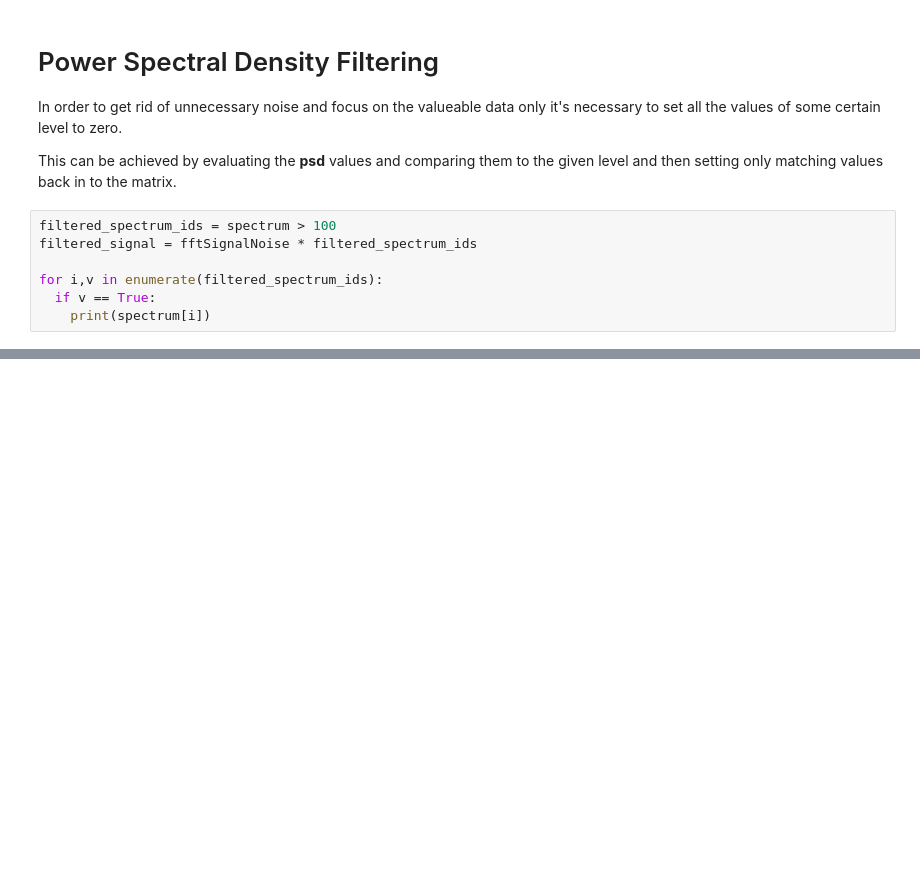
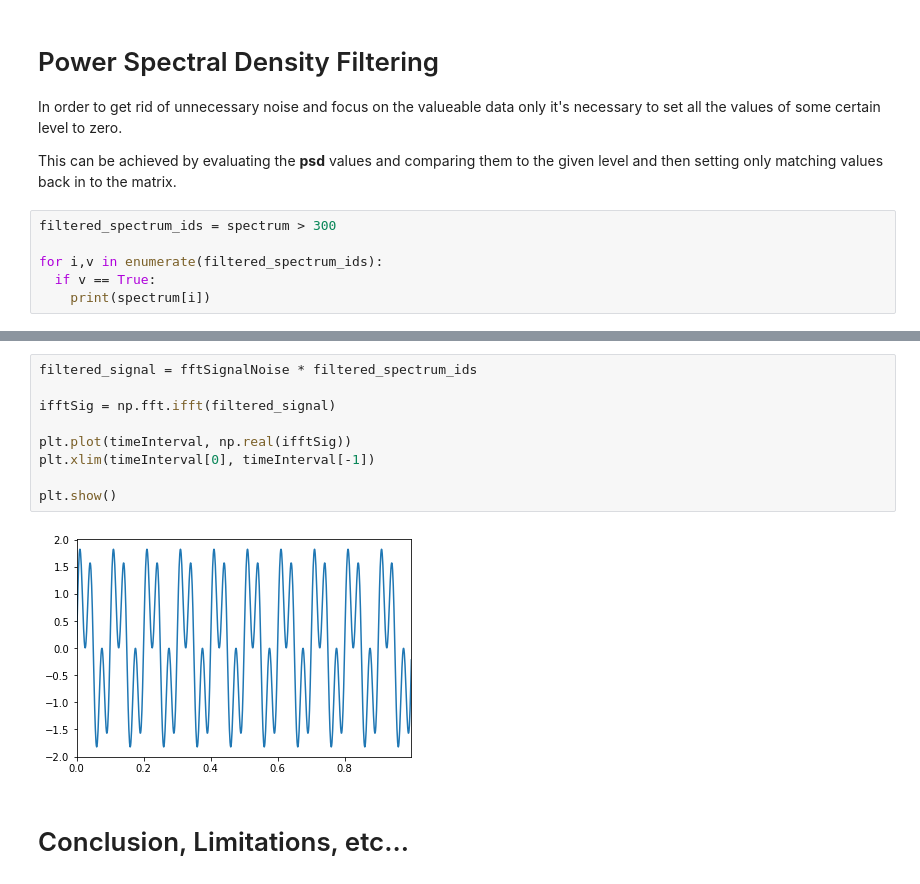
Before and after one commit to shandanjay/fft-python, a Jupyter notebook: notebooks/Fourier_Transform.ipynb, the cells around one changed output, grey strips where cells are left out. Cells and saved outputs as stored; diff of their text form; blank space fills up the shorter version.

```diff
--- a/notebooks/Fourier_Transform.ipynb
+++ b/notebooks/Fourier_Transform.ipynb
@@ -119,8 +119,7 @@ In order to get rid of unnecessary noise and focus on the valueable data only it
 
 This can be achieved by evaluating the **psd** values and comparing them to the given level and then setting only matching values back in to the matrix.
 # %%
-filtered_spectrum_ids = spectrum > 100
-filtered_signal = fftSignalNoise * filtered_spectrum_ids
+filtered_spectrum_ids = spectrum > 300
 
 for i,v in enumerate(filtered_spectrum_ids):
   if v == True:
@@ -132,0 +138,13 @@ for i,v in enumerate(filtered_spectrum_ids):
+# %%
+filtered_signal = fftSignalNoise * filtered_spectrum_ids
+
+ifftSig = np.fft.ifft(filtered_signal)
+
+plt.plot(timeInterval, np.real(ifftSig))
+plt.xlim(timeInterval[0], timeInterval[-1])
+
+plt.show()
+# %% [output]
+[figure, added]
+# %% [markdown]
+# Conclusion, Limitations, etc...
```
Also changed, not shown: parts of 6 cells of this notebook.
